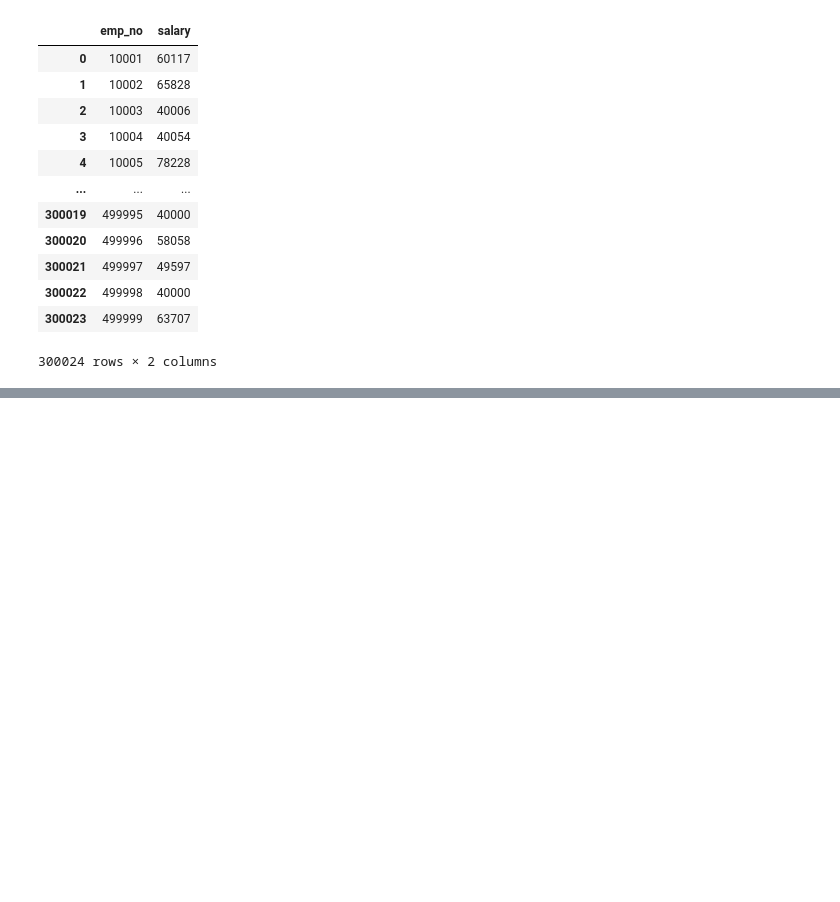
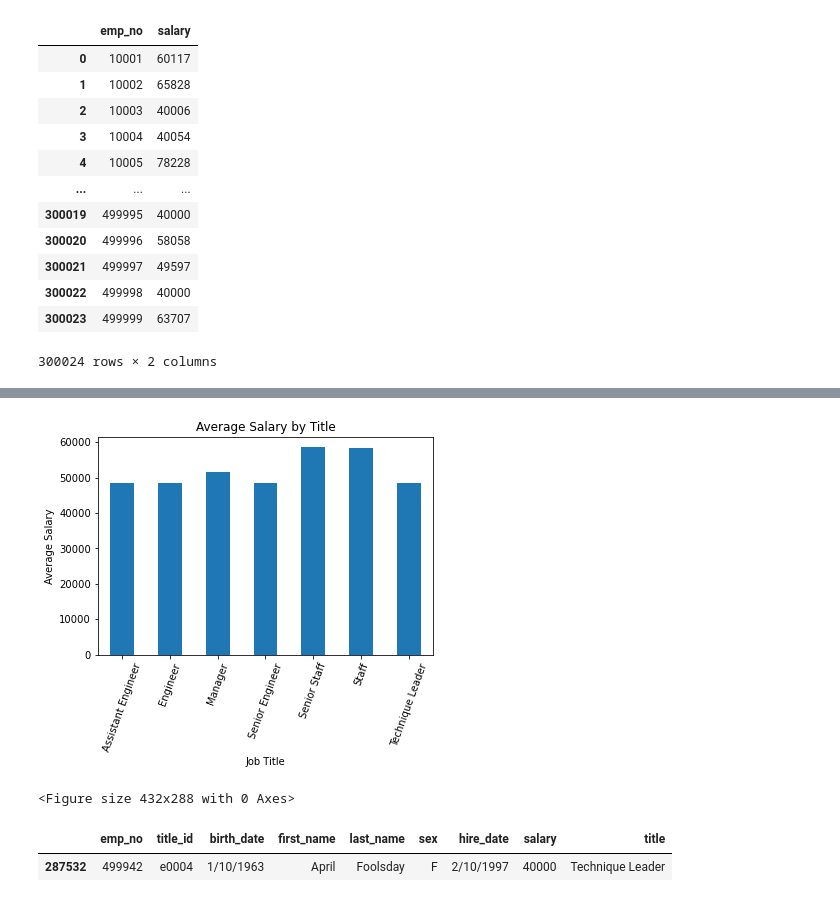
Before and after one commit to norojordan/sql-challenge, a Jupyter notebook: EmployeeSQL/Employee_graphs.ipynb, the cells around one changed output, grey strips where cells are left out. Cells and saved outputs as stored; diff of their text form; code cells hidden in the pictures; blank space fills up the shorter version.

```diff
--- a/EmployeeSQL/Employee_graphs.ipynb
+++ b/EmployeeSQL/Employee_graphs.ipynb
@@ -85,0 +78,3 @@ salary_ranges
+# %%
+employees_new = employees.rename(columns={'emp_title_id': 'title_id'})
+employees_new
@@ -85,0 +95,3 @@ salary_ranges
+# %%
+emp_salary = pd.merge(employees_new, salaries, on="emp_no", how="inner")
+emp_salary
@@ -85,0 +112,3 @@ salary_ranges
+# %%
+title_salary = pd.merge(emp_salary, titles, on="title_id", how="inner")
+title_salary
@@ -85,0 +129,4 @@ salary_ranges
+# %%
+sal_per_title = title_salary.groupby(['title'])
+avg_sal = sal_per_title['salary'].mean()
+avg_sal
@@ -85,0 +143,20 @@ salary_ranges
+# %%
+#Create a bar chart of average salary by title
+
+bar_chart = avg_sal.plot(kind='bar',title="Average Salary by Title",rot=70)
+
+bar_chart.set_xlabel("Job Title")
+bar_chart.set_ylabel("Average Salary")
+
+plt.show()
+plt.tight_layout()
+# %% [output]
+[figure, added]
+<Figure size 432x288 with 0 Axes>
+# %%
+# Search for a specific ID number
+
+title_salary.loc[title_salary['emp_no'] == 499942]
+# %% [output]
+|  | emp_no | title_id | birth_date | first_name | last_name | sex | hire_date | salary | title |
+| 287532 | 499942 | e0004 | 1/10/1963 | April | Foolsday | F | 2/10/1997 | 40000 | Technique Leader |
```
Also changed, not shown: parts of 6 cells of this notebook.
